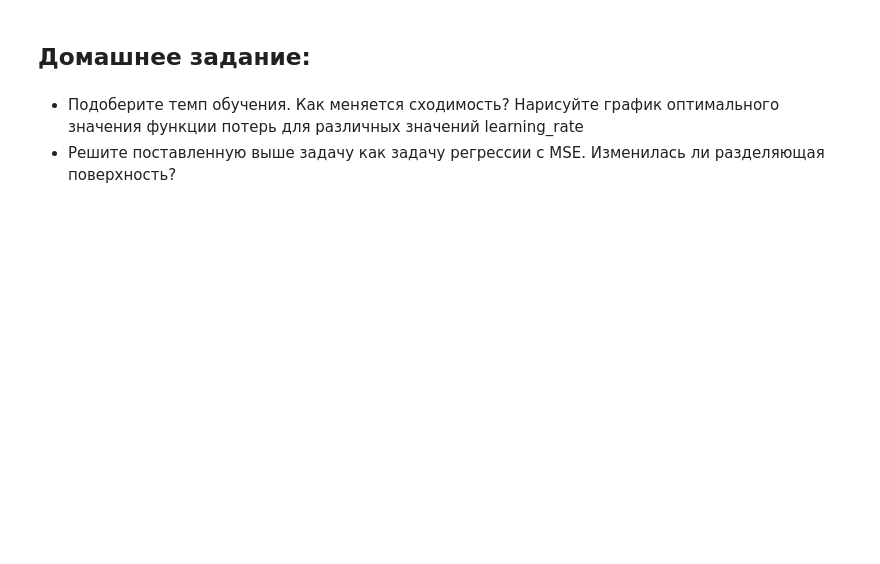
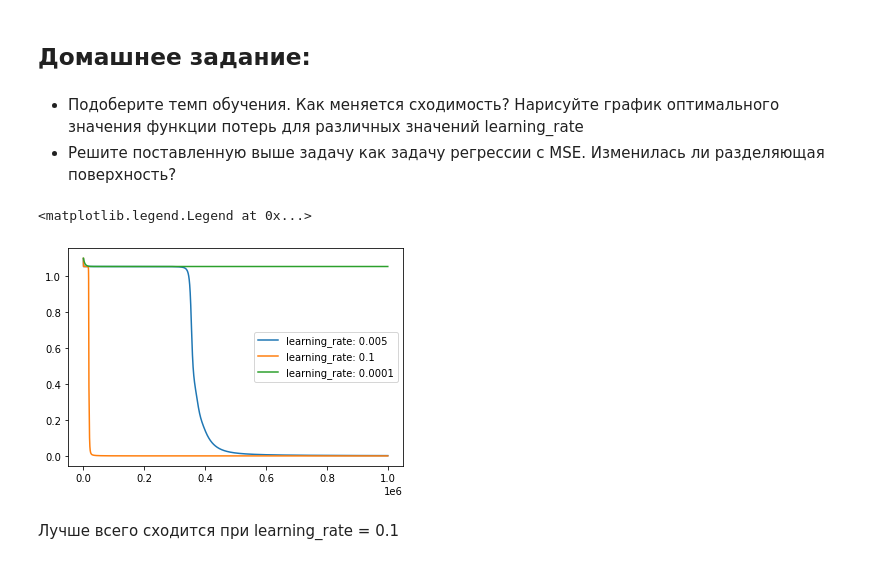
Before and after one commit to TimoninaDaria/Technosfera_2sem_networks_hw, a Jupyter notebook: [SOLVED] Practice task 1, Back propagation.ipynb, the cells around one changed output. Saved outputs shown, nothing was run; the diff lists cells and outputs as text; code cells hidden in the pictures; blank space fills up the shorter version.

```diff
--- a/[SOLVED] Practice task 1, Back propagation.ipynb
+++ b/[SOLVED] Practice task 1, Back propagation.ipynb
@@ -305,0 +343,33 @@ plt.show()
+# %%
+### YOUR CODE HERE:
+model = NeuralNetwork([Linear(2, 10), Sigmoid(), Linear(10,10), Sigmoid(), Linear(10, 3)])
+NL =  NLLLoss()
+losses2 = []
+for i in range(1000000):
+    prediction = model.forward(X)
+    prediction_NL = NL.forward(prediction, y)
+    losses2.append(prediction_NL)
+    dLdy = NL.backward()
+    model.backward(dLdy)
+    model.step(0.1)
+# %%
+model = NeuralNetwork([Linear(2, 10), Sigmoid(), Linear(10,10), Sigmoid(), Linear(10, 3)])
+NL =  NLLLoss()
+losses3 = []
+for i in range(1000000):
+    prediction = model.forward(X)
+    prediction_NL = NL.forward(prediction, y)
+    losses3.append(prediction_NL)
+    dLdy = NL.backward()
+    model.backward(dLdy)
+    model.step(0.0001)
+# %%
+plt.plot(range(len(losses1)), losses1 , label='learning_rate: {}'.format(0.005))
+plt.plot(range(len(losses2)), losses2 , label='learning_rate: {}'.format(0.1))
+plt.plot(range(len(losses3)), losses3 , label='learning_rate: {}'.format(0.0001))
+plt.legend()
+# %% [output]
+<matplotlib.legend.Legend at 0x...>
+[figure, added]
+# %% [markdown]
+Лучше всего сходится при learning_rate = 0.1
```
Also changed, not shown: parts of 21 cells of this notebook.
